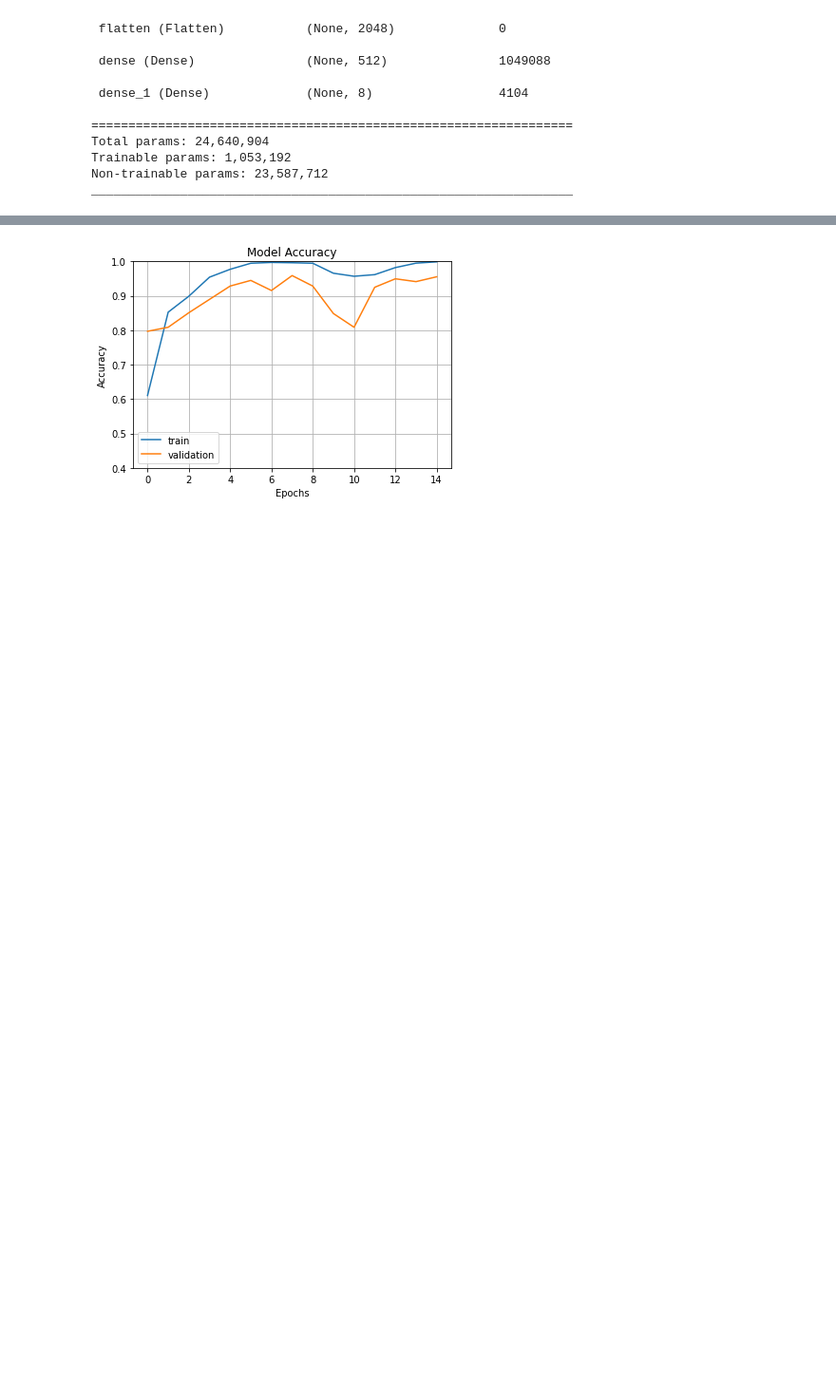
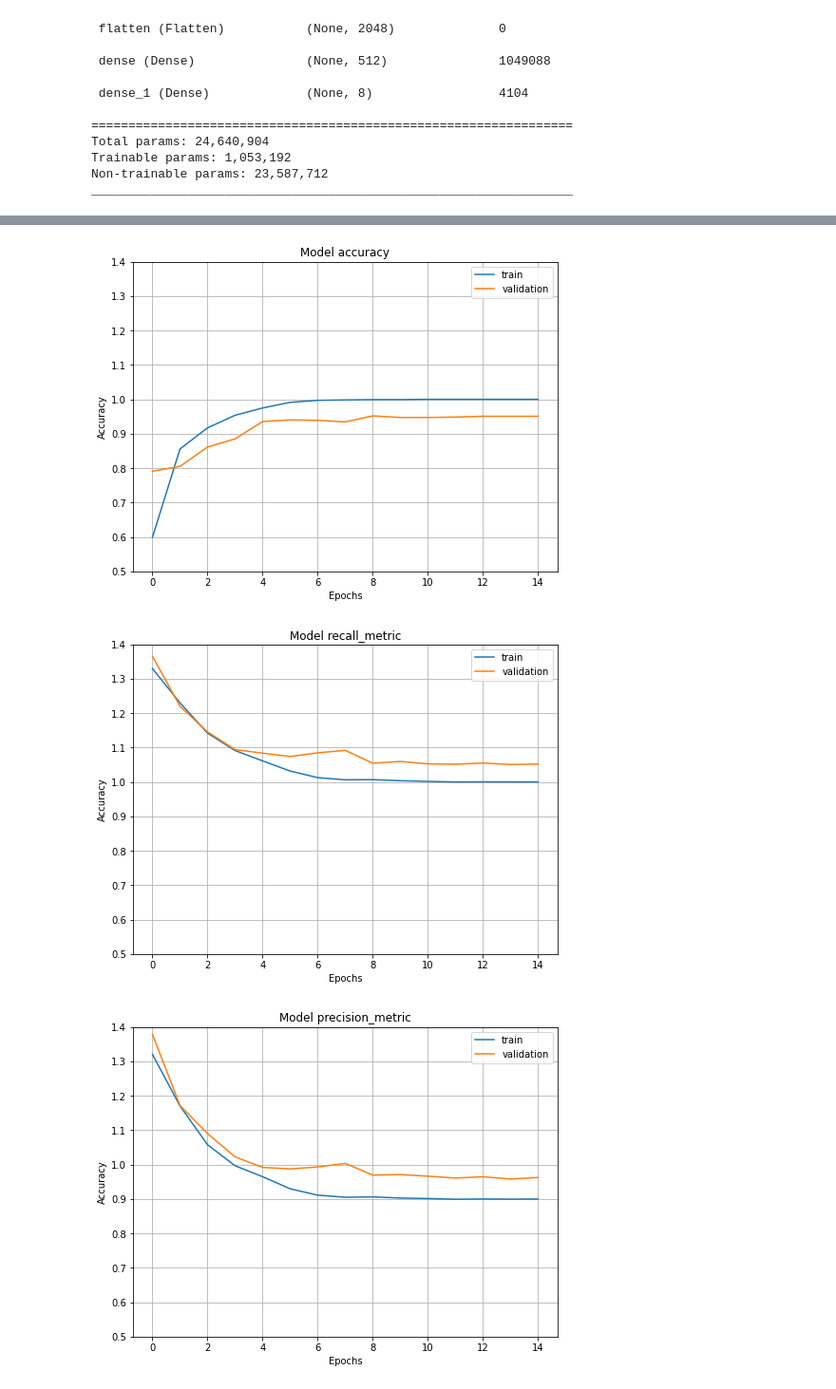
Before and after one commit to Matheus2608/Data-Science, a Jupyter notebook: Identificador de Pragas.ipynb, the cells around one changed output, grey strips where cells are left out. Shown at 95% size. Cells and saved outputs as stored; diff of their text form; code cells hidden in the pictures; blank space fills up the shorter version.

```diff
--- a/Identificador de Pragas.ipynb
+++ b/Identificador de Pragas.ipynb
@@ -118,7 +165,6 @@ _________________________________________________________________
 # %%
-from sklearn.metrics import classification_report
-loss = tf.keras.losses.SparseCategoricalCrossentropy(from_logits=True)
-resnet_model.compile(optimizer=Adam(learning_rate=0.001),loss=loss, metrics=['accuracy'])
+loss = tf.keras.losses.SparseCategoricalCrossentropy()
+resnet_model.compile(optimizer=Adam(learning_rate=0.001),loss=loss, metrics=metrics)
 history = resnet_model.fit(train_ds, validation_data=val_ds, epochs=15)
 # %% [output]
 Epoch 1/15
@@ -142,12 +191,21 @@ Epoch 15/15
 # %%
-plt.plot(history.history['accuracy'])
-plt.plot(history.history['val_accuracy'])
-plt.axis(ymin=0.4,ymax=1)
-plt.grid()
-plt.title('Model Accuracy')
-plt.ylabel('Accuracy')
-plt.xlabel('Epochs')
-plt.legend(['train', 'validation'])
-plt.show()
+def grafico_metrica(metrica, metrica_validacao):
+  plt.figure(figsize=(8, 6))
+  plt.plot(history.history[metrica])
+  plt.plot(history.history[metrica_validacao])
+  plt.axis(ymin=0.5,ymax=1.4)
+  plt.grid()
+  plt.title(f"Model {metrica}")
+  plt.ylabel('Accuracy')
+  plt.xlabel('Epochs')
+  plt.legend(['train', 'validation'])
+  plt.show()
+
+grafico_metrica('accuracy', 'val_accuracy')
+grafico_metrica('recall_metric', 'val_recall_metric')
+grafico_metrica('precision_metric', 'val_precision_metric')
+grafico_metrica('f1_metric', 'val_f1_metric')
 # %% [output]
-[figure, old version]
+[figure, new version]
+[figure, added]
+[figure, added]
```
Also changed, not shown: parts of 15 cells of this notebook.
